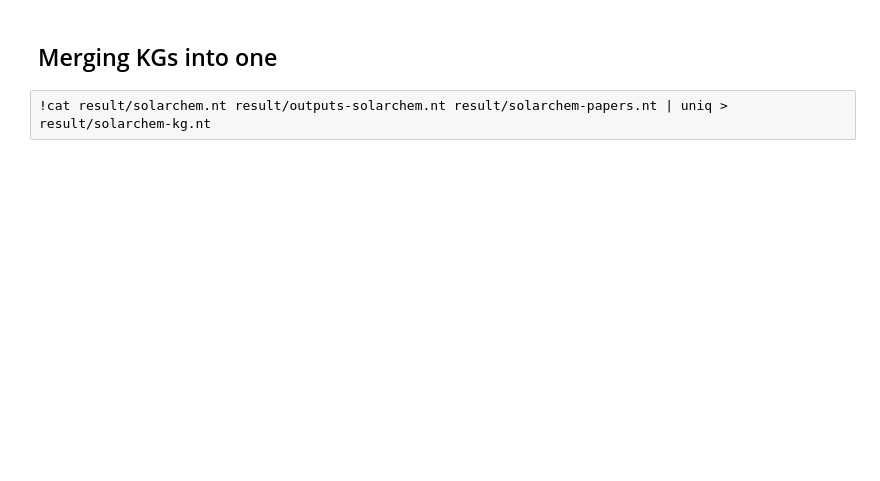
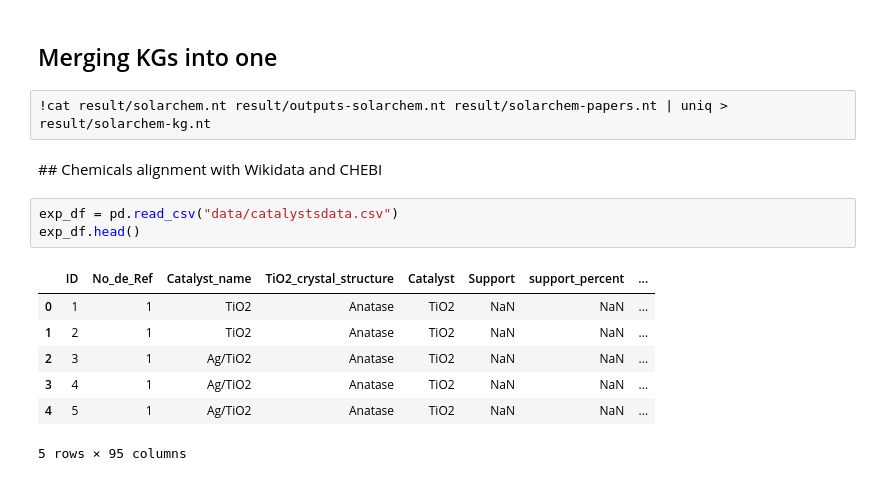
Before and after one commit to SolarChem/solarchem-ontology, a Jupyter notebook: knowledge-graph/kg-construction.ipynb, the cells around one changed output. Drawn from its saved outputs; the diff is of its cells as text; blank space fills up the shorter version.

Commit message:
pipeline for SOA integration and starting with chemicals

```diff
--- a/knowledge-graph/kg-construction.ipynb
+++ b/knowledge-graph/kg-construction.ipynb
@@ -593,3 +629,16 @@ Hang on, this will take some minutes
 ## Merging KGs into one
 # %%
 !cat result/solarchem.nt result/outputs-solarchem.nt result/solarchem-papers.nt | uniq > result/solarchem-kg.nt
+# %% [markdown]
+## Chemicals alignment with Wikidata and CHEBI
+# %%
+exp_df = pd.read_csv("data/catalystsdata.csv")
+exp_df.head()
+# %% [output]
+|  | ID | No_de_Ref | Catalyst_name | TiO2_crystal_structure | Catalyst | Support | support_percent | ... |
+| 0 | 1 | 1 | TiO2 | Anatase | TiO2 | NaN | NaN | ... |
+| 1 | 2 | 1 | TiO2 | Anatase | TiO2 | NaN | NaN | ... |
+| 2 | 3 | 1 | Ag/TiO2 | Anatase | TiO2 | NaN | NaN | ... |
+| 3 | 4 | 1 | Ag/TiO2 | Anatase | TiO2 | NaN | NaN | ... |
+| 4 | 5 | 1 | Ag/TiO2 | Anatase | TiO2 | NaN | NaN | ... |
+5 rows × 95 columns
```
Also changed, not shown: parts of 24 cells of this notebook.
